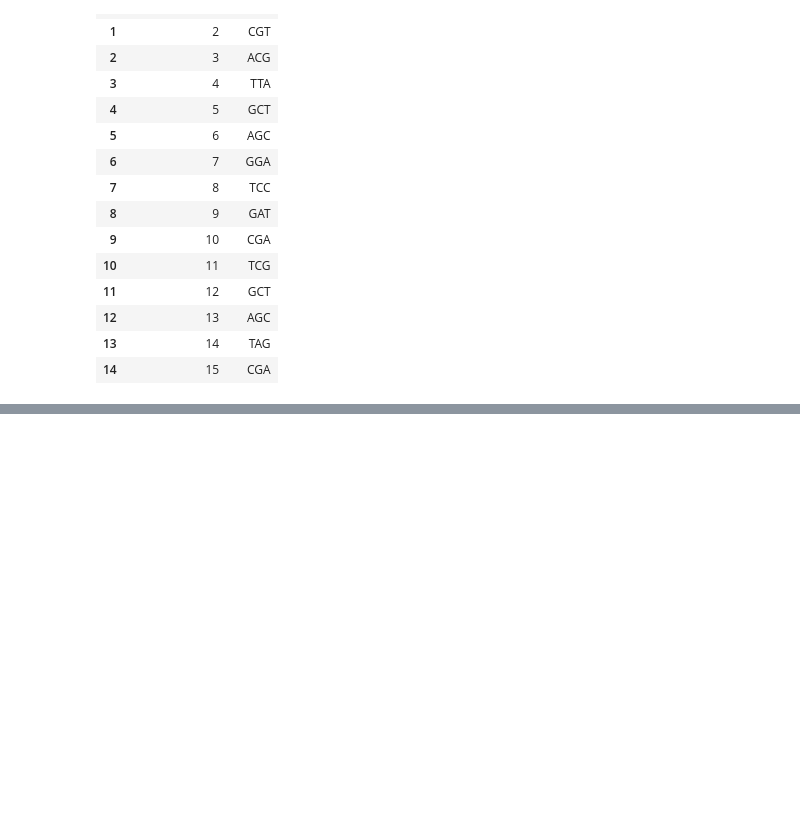
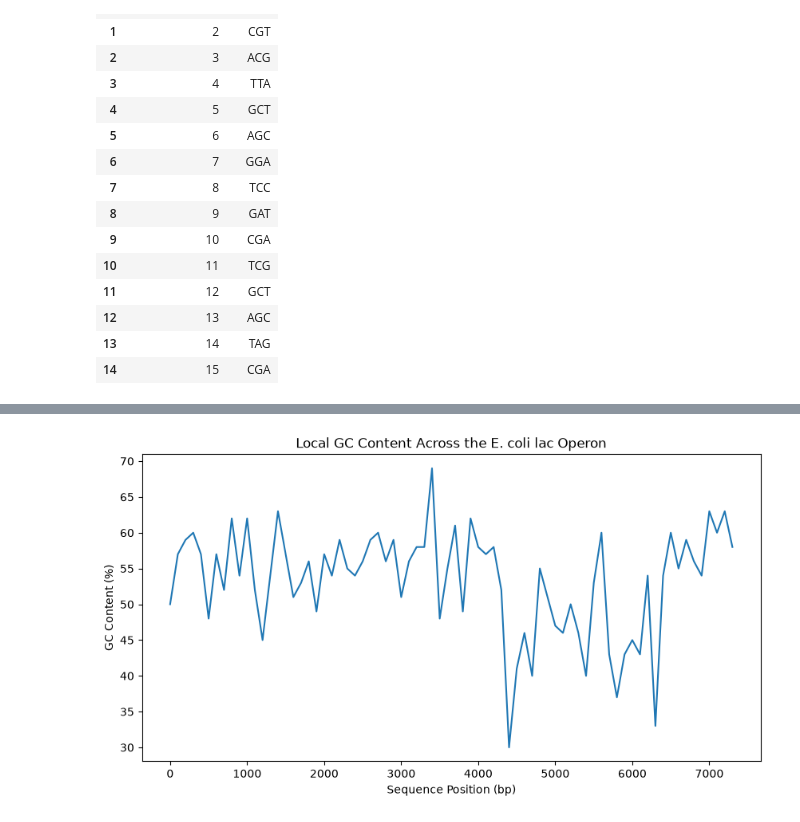
Before and after one commit to amberlin2/DNA-Sequence-Analysis, a Jupyter notebook: notebooks/dna_sequence_analysis.ipynb, the cells around one changed output, grey strips where cells are left out. Saved outputs shown, nothing was run; the diff lists cells and outputs as text; code cells hidden in the pictures; blank space fills up the shorter version.

Commit message:
Add sliding window GC content analysis

```diff
--- a/notebooks/dna_sequence_analysis.ipynb
+++ b/notebooks/dna_sequence_analysis.ipynb
@@ -438,0 +451,4 @@ codon_df.head(15)
+# %%
+fasta_file = "../data/raw/sequence.fasta"
+
+record = SeqIO.read(fasta_file, "fasta")
@@ -438,0 +616,16 @@ codon_df.head(15)
+# %%
+window_size = 100 #analyze 100 bases at a time
+
+positions = []
+gc_values = []
+
+for start in range(0, len(real_dna) - window_size + 1, window_size):
+    window = real_dna[start:start + window_size]
+
+    g_count = window.count("G")
+    c_count = window.count("C")
+
+    window_gc = ((g_count + c_count) / len(window)) * 100
+
+    positions.append(start)
+    gc_values.append(window_gc)
@@ -438,0 +638,7 @@ codon_df.head(15)
+# %%
+gc_window_df = pd.DataFrame({
+    "Position": positions,
+    "GC_Content": gc_values
+})
+
+gc_window_df.head(10)
@@ -438,0 +657,15 @@ codon_df.head(15)
+# %%
+plt.figure(figsize=(10, 5))
+
+plt.plot(
+    gc_window_df["Position"],
+    gc_window_df["GC_Content"]
+)
+
+plt.title("Local GC Content Across the E. coli lac Operon")
+plt.xlabel("Sequence Position (bp)")
+plt.ylabel("GC Content (%)")
+
+plt.show()
+# %% [output]
+[figure, added]
```
Also changed, not shown: parts of 20 cells of this notebook, 1 other file.
